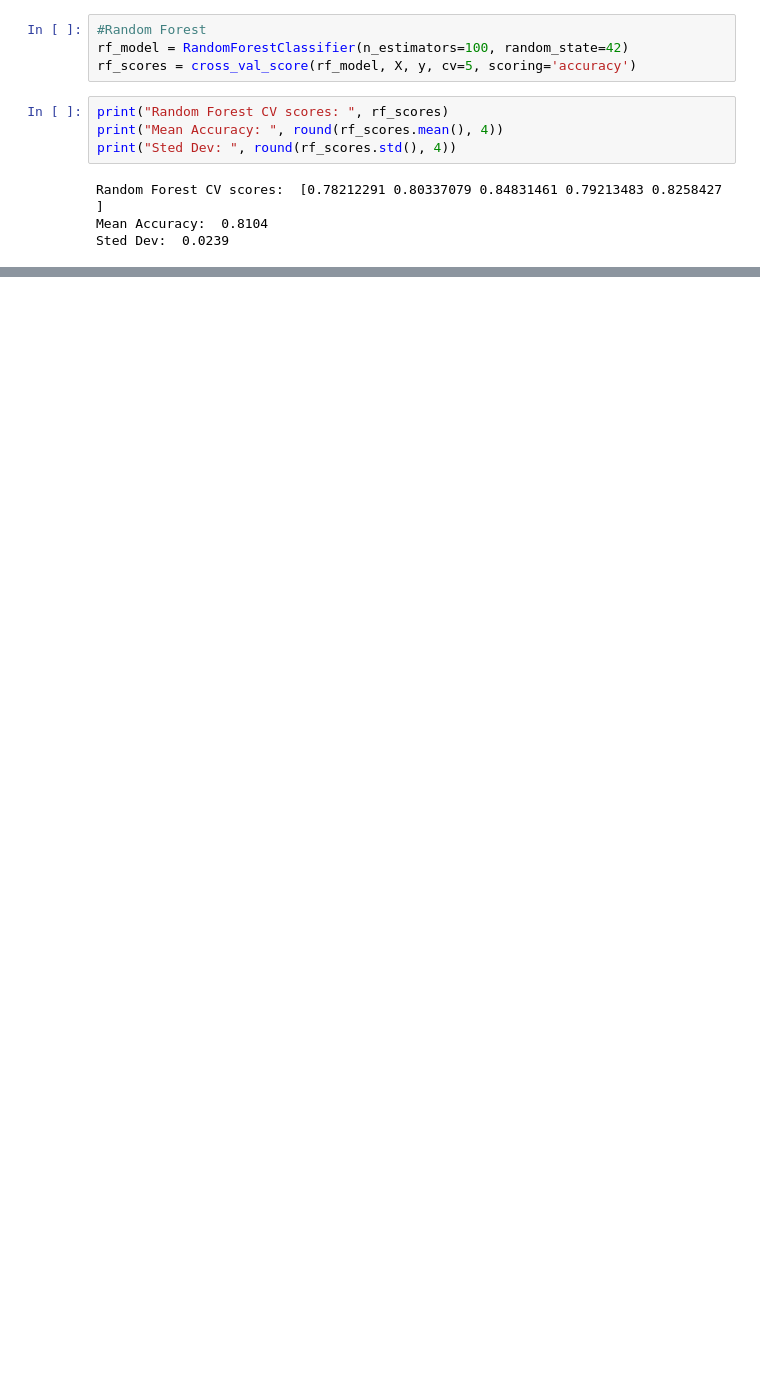
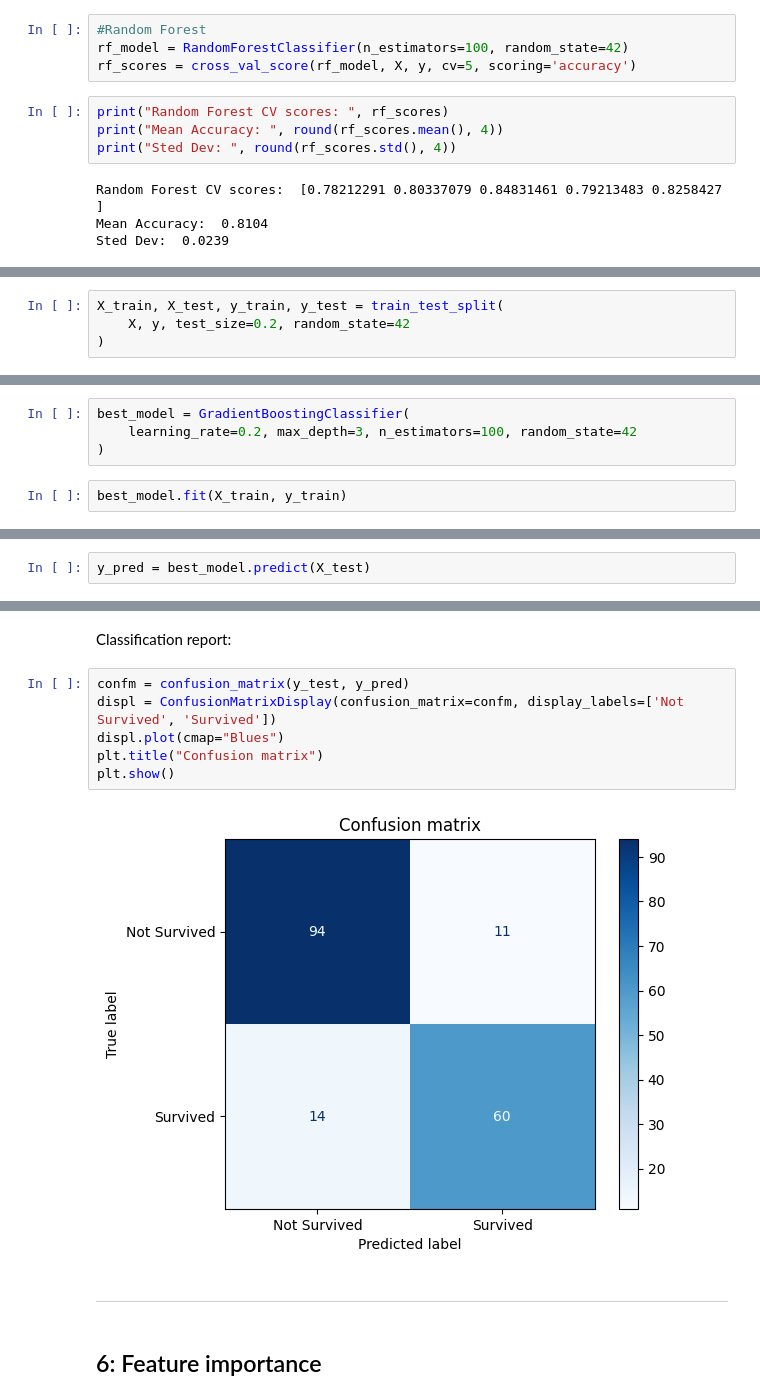
Before and after one commit to farahyakoubi-vives/ML_Assignment, a Jupyter notebook: Farah_Yakoubi.ipynb, the cells around one changed output, grey strips where cells are left out. Drawn from its saved outputs; the diff is of its cells as text; blank space fills up the shorter version.

```diff
--- a/Farah_Yakoubi.ipynb
+++ b/Farah_Yakoubi.ipynb
@@ -431,0 +494,4 @@ A random forest builds many of these trees and combines their predictions.
+# %%
+X_train, X_test, y_train, y_test = train_test_split(
+    X, y, test_size=0.2, random_state=42
+)
@@ -431,0 +500,6 @@ A random forest builds many of these trees and combines their predictions.
+# %%
+best_model = GradientBoostingClassifier(
+    learning_rate=0.2, max_depth=3, n_estimators=100, random_state=42
+)
+# %%
+best_model.fit(X_train, y_train)
@@ -431,0 +508,2 @@ A random forest builds many of these trees and combines their predictions.
+# %%
+y_pred = best_model.predict(X_test)
@@ -431,0 +521,14 @@ A random forest builds many of these trees and combines their predictions.
+# %% [markdown]
+Classification report:
+# %%
+confm = confusion_matrix(y_test, y_pred)
+displ = ConfusionMatrixDisplay(confusion_matrix=confm, display_labels=['Not Survived', 'Survived'])
+displ.plot(cmap="Blues")
+plt.title("Confusion matrix")
+plt.show()
+# %% [output]
+[figure, added]
+# %% [markdown]
+---
+# %% [markdown]
+## 6: Feature importance
```
Also changed, not shown: parts of 26 cells of this notebook, 1 other file.
